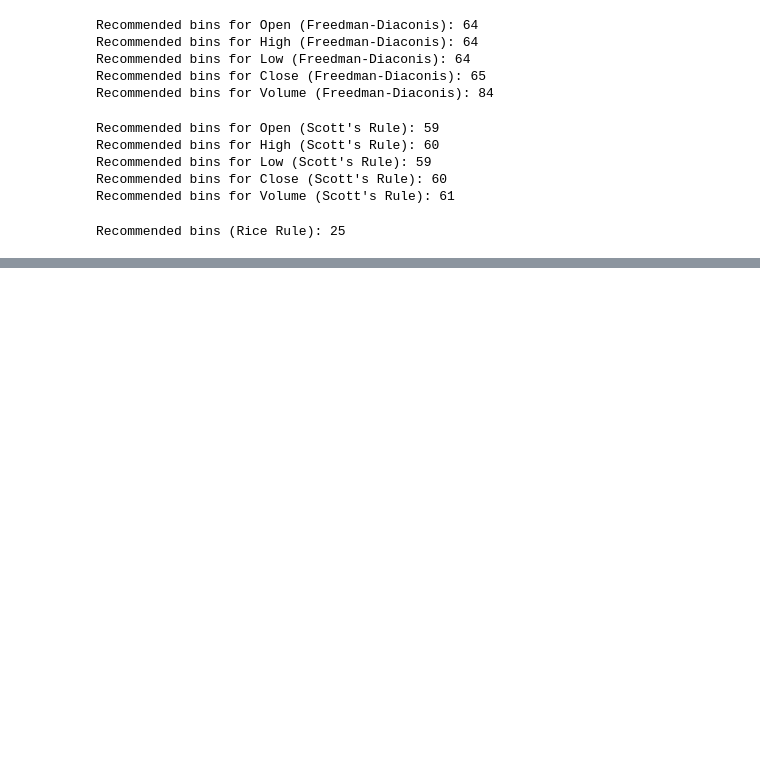
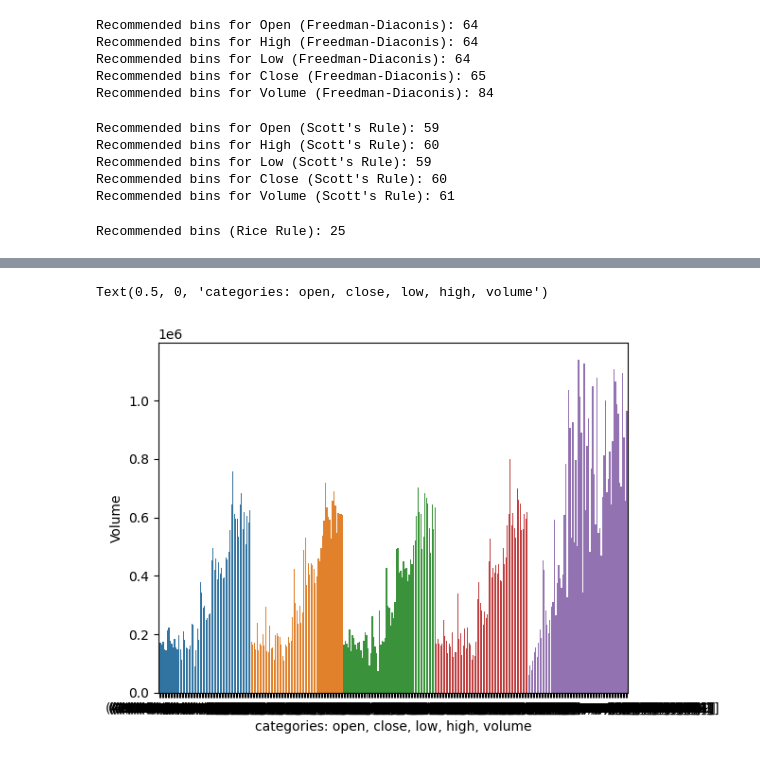
Before and after one commit to qazalarabali/ETF_EDA_Visualization, a Jupyter notebook: Index ETFs/VT/VT_EDA_PreProcess.ipynb, the cells around one changed output, grey strips where cells are left out. Drawn from its saved outputs; the diff is of its cells as text; code cells hidden in the pictures; blank space fills up the shorter version.

```diff
--- a/Index ETFs/VT/VT_EDA_PreProcess.ipynb
+++ b/Index ETFs/VT/VT_EDA_PreProcess.ipynb
@@ -715,2 +753,17 @@ categorized_df.head()
 # %%
 categorized_df.to_csv('categorized_data.csv', index=False)
+# %%
+file_path = "categorized_data.csv"
+
+caized_df = pd.read_csv(file_path, delimiter=',')
+# %%
+sns.barplot(x='Open_category', y='Volume', data=caized_df, errorbar=None)
+sns.barplot(x='Close_category', y='Volume', data=caized_df, errorbar=None)
+sns.barplot(x='Low_category', y='Volume', data=caized_df, errorbar=None)
+sns.barplot(x='High_category', y='Volume', data=caized_df, errorbar=None)
+sns.barplot(x='Volume_category', y='Volume', data=caized_df, errorbar=None)
+
+plt.xlabel('categories: open, close, low, high, volume')
+# %% [output]
+Text(0.5, 0, 'categories: open, close, low, high, volume')
+[figure, added]
```
Also changed, not shown: parts of 9 cells of this notebook, 3 other files.
